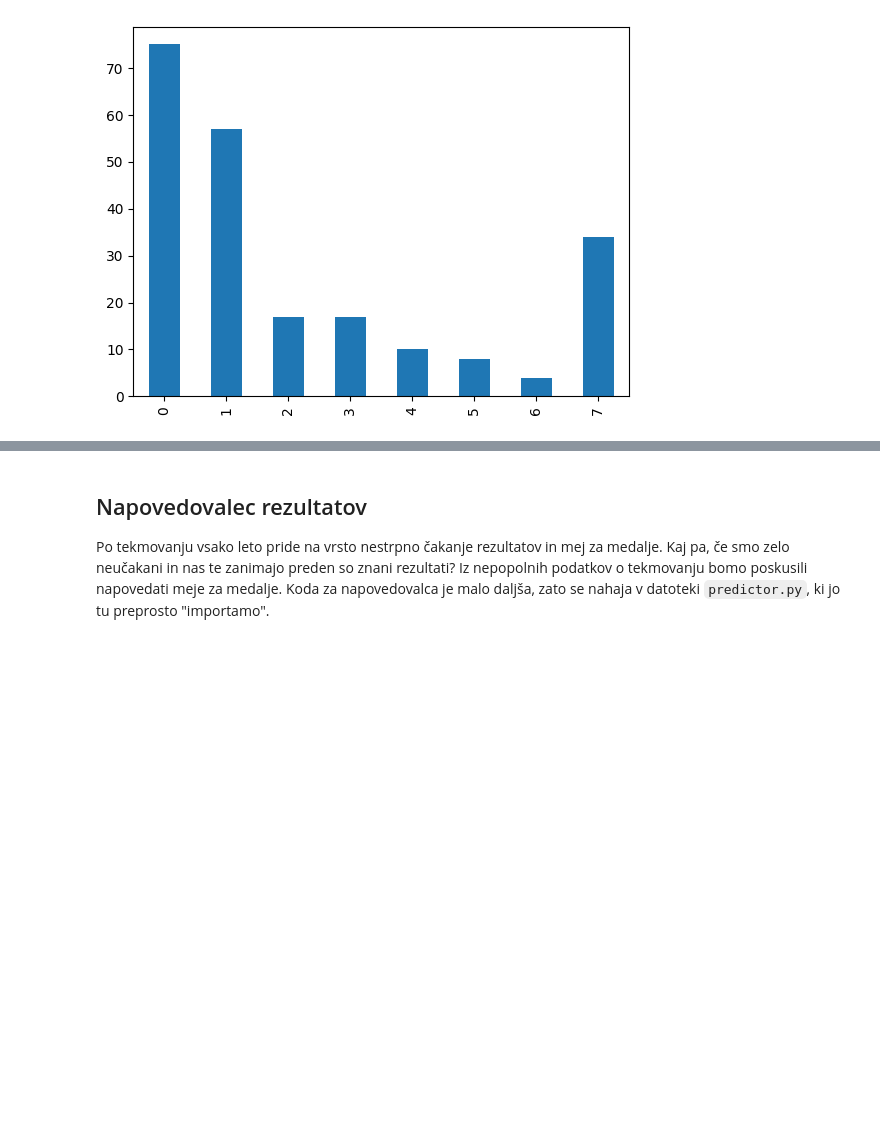
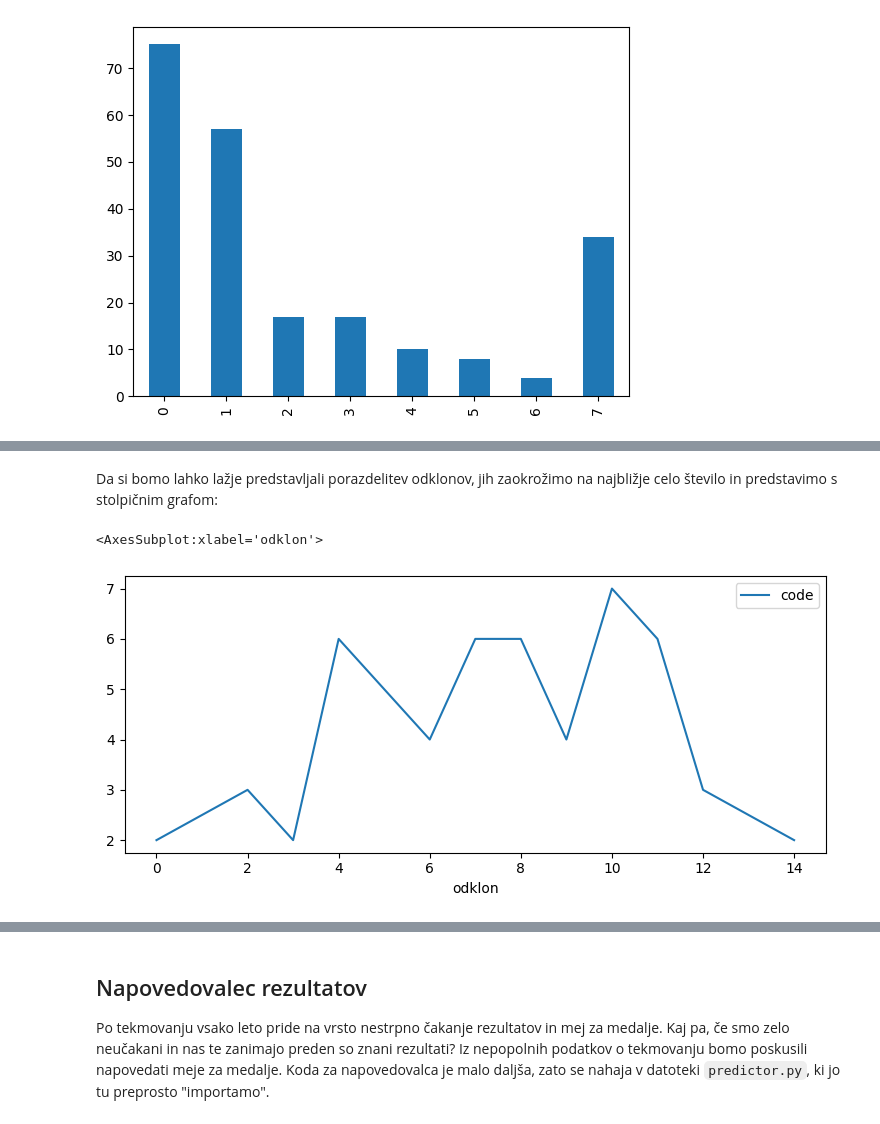
Before and after one commit to L3435/EGMO-Cutoffs-Predictor, a Jupyter notebook: Analiza.ipynb, the cells around one changed output, grey strips where cells are left out. Drawn from its saved outputs; the diff is of its cells as text; code cells hidden in the pictures; blank space fills up the shorter version.

```diff
--- a/Analiza.ipynb
+++ b/Analiza.ipynb
@@ -53,0 +102,8 @@ graf
+# %% [markdown]
+Da si bomo lahko lažje predstavljali porazdelitev odklonov, jih zaokrožimo na najbližje celo število in predstavimo s stolpičnim grafom:
+# %%
+odkloni['odklon'] = odkloni['odklon'].apply(round)
+odkloni.groupby(['odklon']).count().plot()
+# %% [output]
+<AxesSubplot:xlabel='odklon'>
+[figure, added]
```
Also changed, not shown: parts of 9 cells of this notebook.
